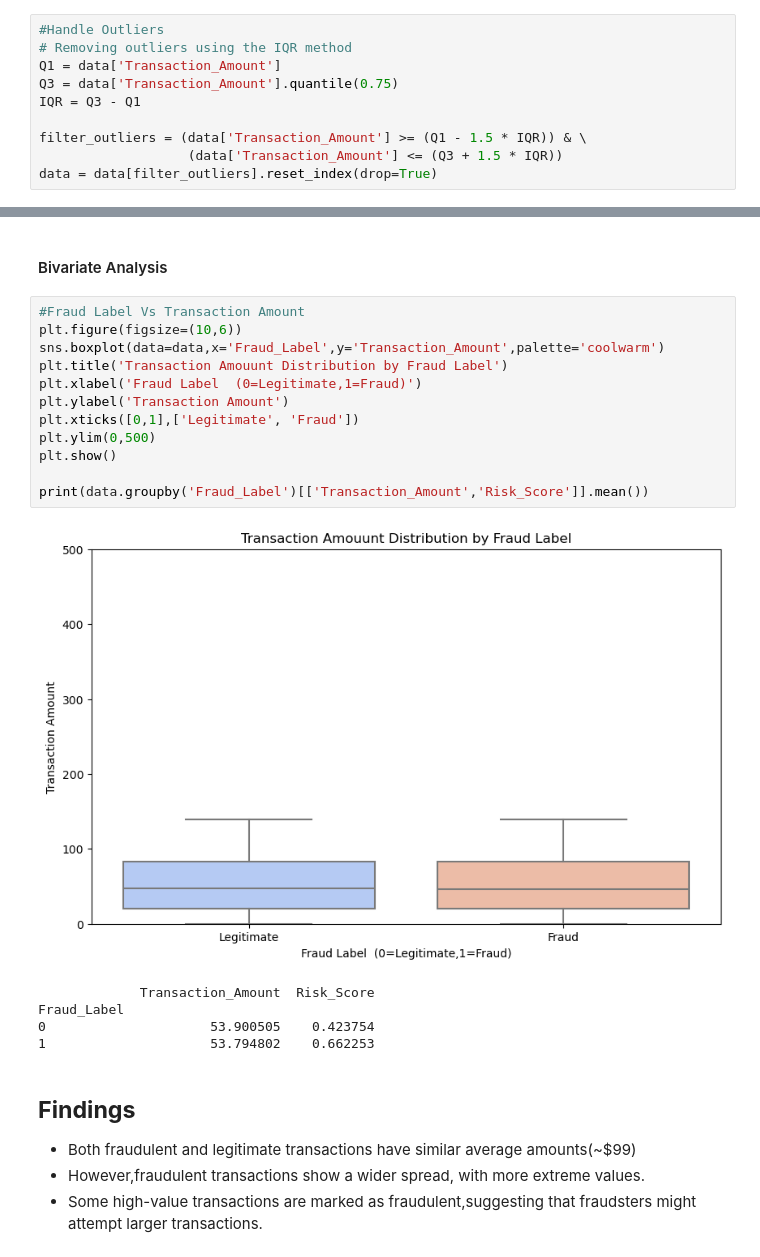
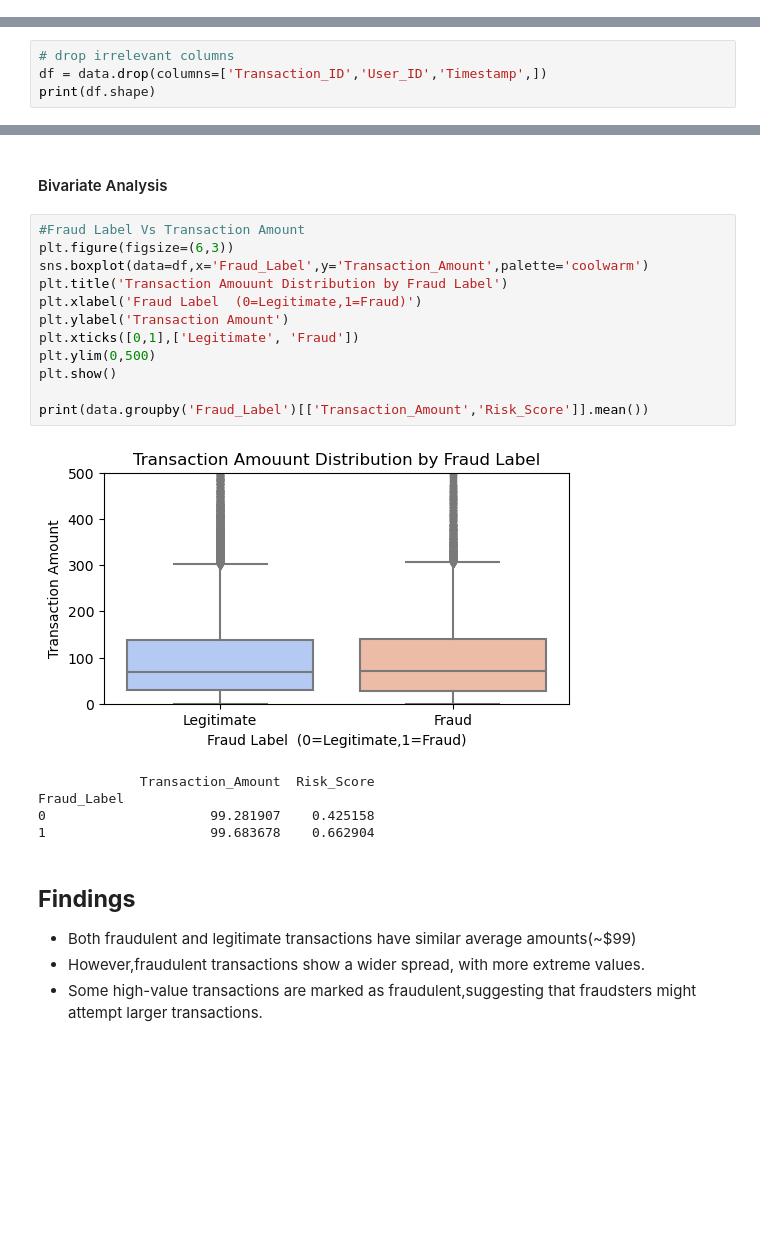
Before and after one commit to Arishiine/Fraud-Detection, a Jupyter notebook: Fraud Detection Project.ipynb, the cells around one changed output, grey strips where cells are left out. Cells and saved outputs as stored; diff of their text form; blank space fills up the shorter version.

```diff
--- a/Fraud Detection Project.ipynb
+++ b/Fraud Detection Project.ipynb
@@ -106,10 +104,0 @@ plt.show()
-# %%
-#Handle Outliers
-# Removing outliers using the IQR method
-Q1 = data['Transaction_Amount']
-Q3 = data['Transaction_Amount'].quantile(0.75)
-IQR = Q3 - Q1
-
-filter_outliers = (data['Transaction_Amount'] >= (Q1 - 1.5 * IQR)) & \
-                   (data['Transaction_Amount'] <= (Q3 + 1.5 * IQR))
-data = data[filter_outliers].reset_index(drop=True)
@@ -132,2 +105,6 @@ data.round()
 # %%
 data.to_csv('cleaned_Fraud_data.csv',index=True)
+# %%
+# drop irrelevant columns
+df = data.drop(columns=['Transaction_ID','User_ID','Timestamp',])
+print(df.shape)
@@ -202,22 +185,22 @@ plt.show()
 #### Bivariate Analysis
 # %%
 #Fraud Label Vs Transaction Amount
-plt.figure(figsize=(10,6))
-sns.boxplot(data=data,x='Fraud_Label',y='Transaction_Amount',palette='coolwarm')
+plt.figure(figsize=(6,3))
+sns.boxplot(data=df,x='Fraud_Label',y='Transaction_Amount',palette='coolwarm')
 plt.title('Transaction Amouunt Distribution by Fraud Label')
 plt.xlabel('Fraud Label  (0=Legitimate,1=Fraud)')
 plt.ylabel('Transaction Amount')
 plt.xticks([0,1],['Legitimate', 'Fraud'])
 plt.ylim(0,500)
 plt.show()
 
 print(data.groupby('Fraud_Label')[['Transaction_Amount','Risk_Score']].mean())
 # %% [output]
-[figure, old version]
+[figure, new version]
              Transaction_Amount  Risk_Score
 Fraud_Label
-0                     53.900505    0.423754
-1                     53.794802    0.662253
+0                     99.281907    0.425158
+1                     99.683678    0.662904
 # %% [markdown]
 **Findings**
 -
```
Also changed, not shown: parts of 27 cells of this notebook, 1 other file.
